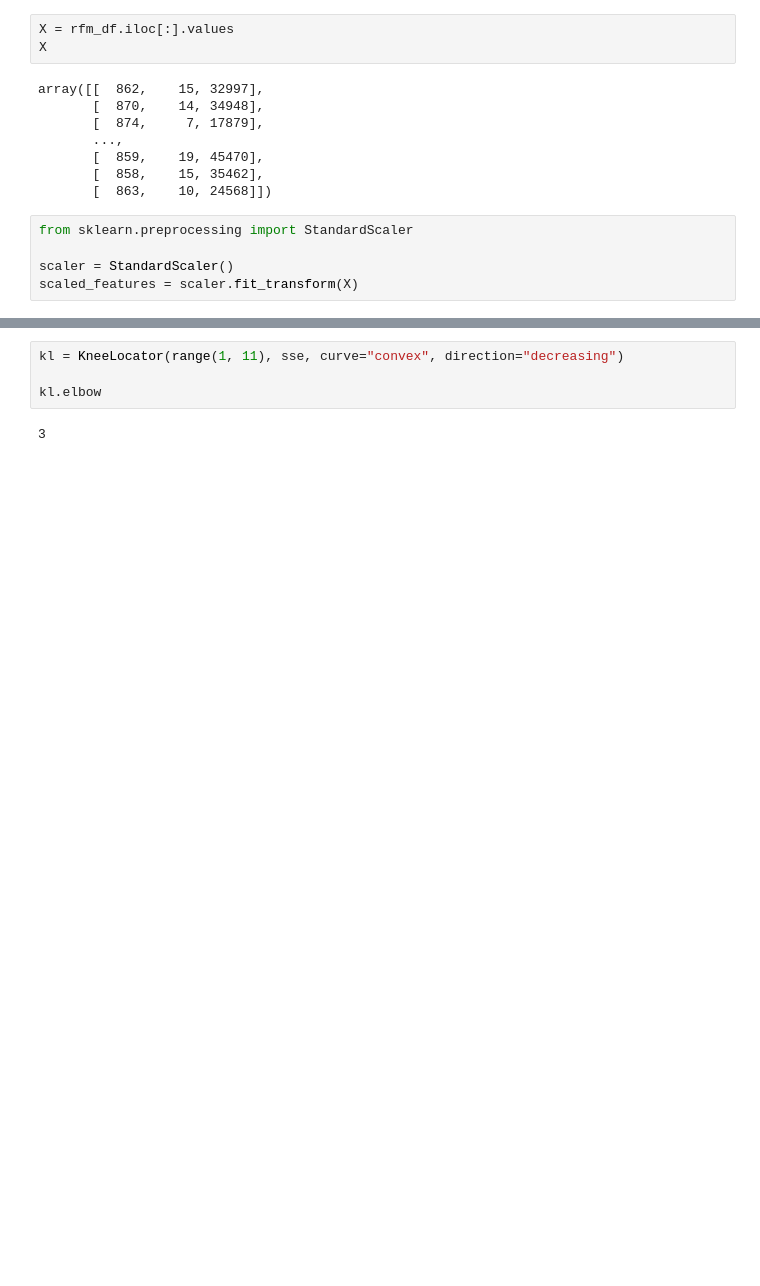
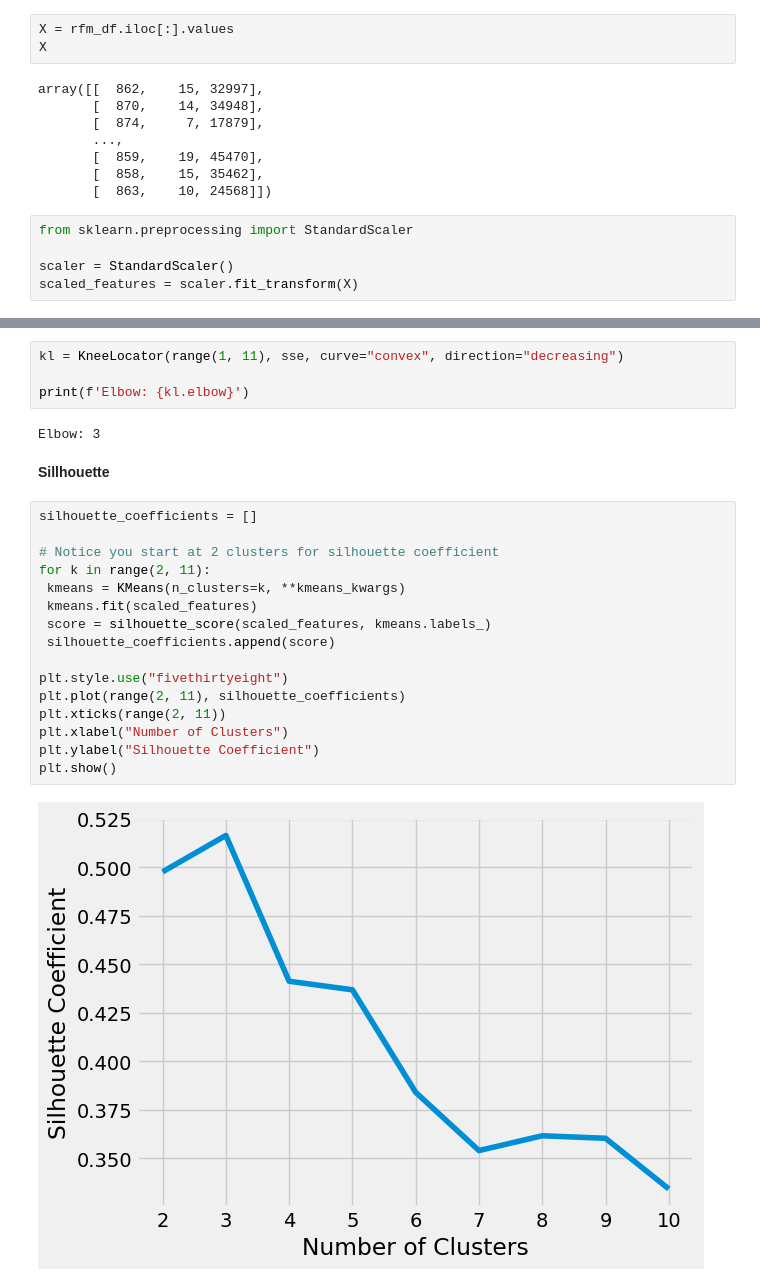
Before and after one commit to buisonanh/customer-segmentation, a Jupyter notebook: customer_segmentation.ipynb, the cells around one changed output, grey strips where cells are left out. Saved outputs shown, nothing was run; the diff lists cells and outputs as text; blank space fills up the shorter version.

```diff
--- a/customer_segmentation.ipynb
+++ b/customer_segmentation.ipynb
@@ -184,6 +180,26 @@ plt.show()
 # %%
 kl = KneeLocator(range(1, 11), sse, curve="convex", direction="decreasing")
 
-kl.elbow
+print(f'Elbow: {kl.elbow}')
 # %% [output]
-3
+Elbow: 3
+# %% [markdown]
+**Sillhouette**
+# %%
+silhouette_coefficients = []
+
+# Notice you start at 2 clusters for silhouette coefficient
+for k in range(2, 11):
+ kmeans = KMeans(n_clusters=k, **kmeans_kwargs)
+ kmeans.fit(scaled_features)
+ score = silhouette_score(scaled_features, kmeans.labels_)
+ silhouette_coefficients.append(score)
+
+plt.style.use("fivethirtyeight")
+plt.plot(range(2, 11), silhouette_coefficients)
+plt.xticks(range(2, 11))
+plt.xlabel("Number of Clusters")
+plt.ylabel("Silhouette Coefficient")
+plt.show()
+# %% [output]
+[figure, added]
```
Also changed, not shown: parts of 12 cells of this notebook.
